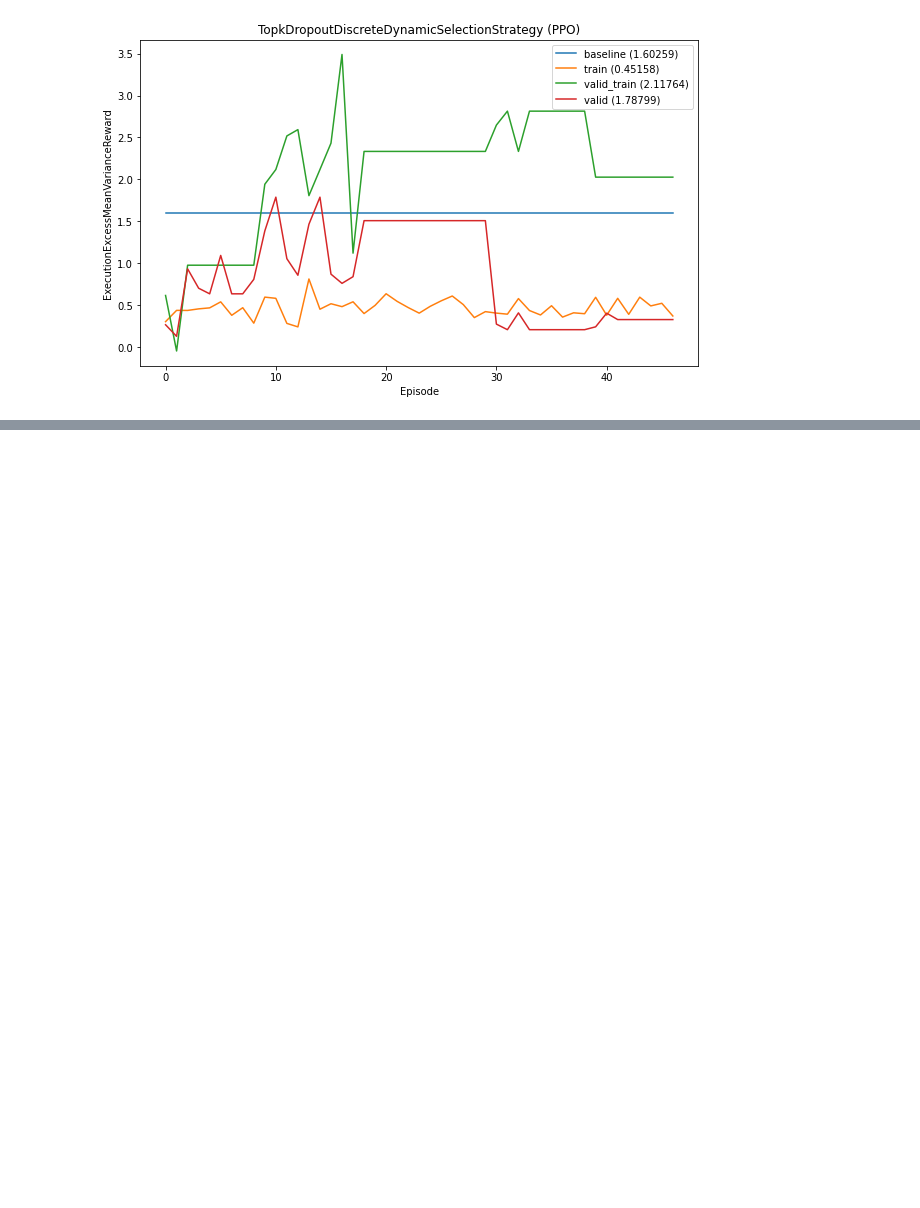
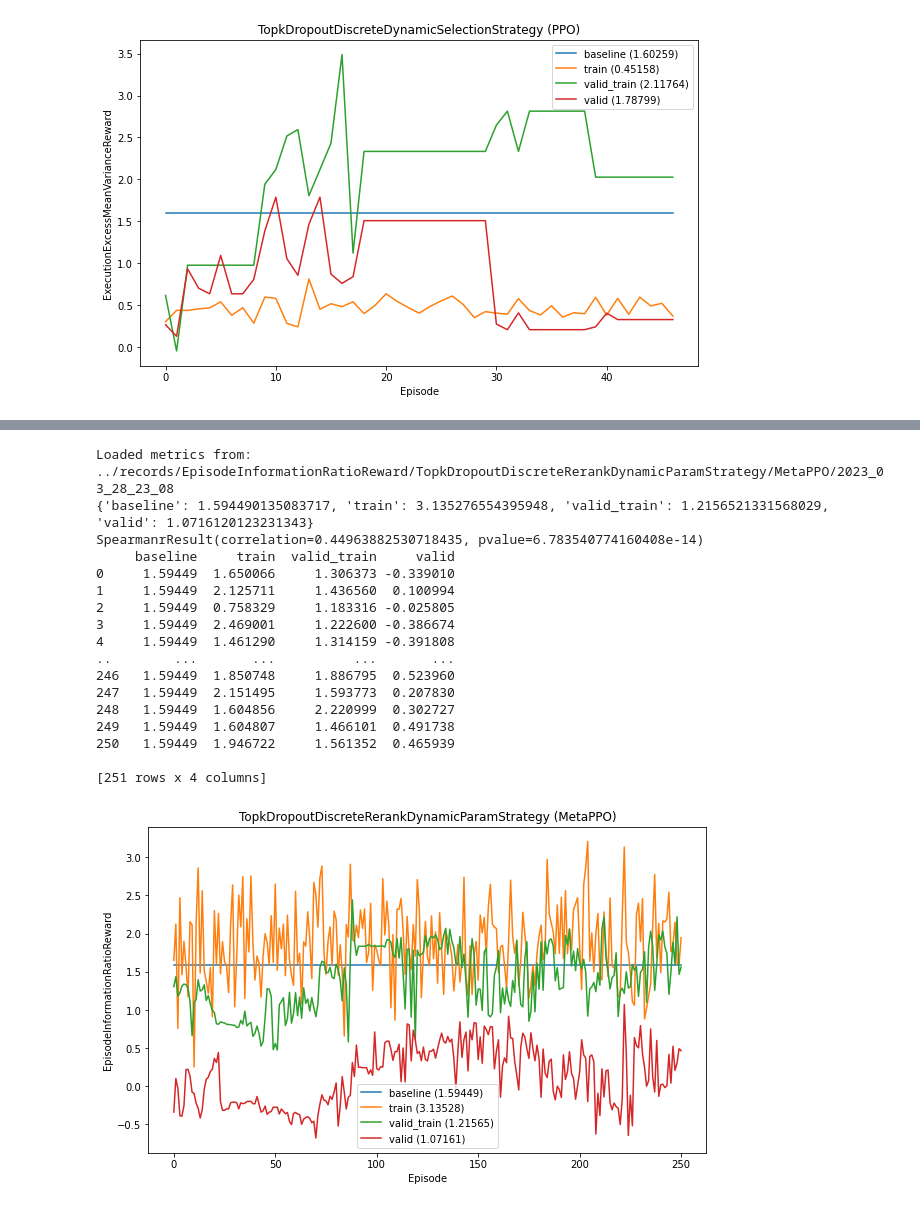
Before and after one commit to ChenglongChen/Long-Capital, a Jupyter notebook: examples/rl_plot_metrics.ipynb, the cells around one changed output, grey strips where cells are left out. Drawn from its saved outputs; the diff is of its cells as text; code cells hidden in the pictures; blank space fills up the shorter version.

```diff
--- a/examples/rl_plot_metrics.ipynb
+++ b/examples/rl_plot_metrics.ipynb
@@ -198,0 +188,30 @@ SpearmanrResult(correlation=0.24871001031991744, pvalue=0.31964521777772886)
+# %%
+plot_metrics(
+    train_reward="EpisodeInformationRatioReward",
+    valid_reward="EpisodeInformationRatioReward",
+    strategy="TopkDropoutDiscreteRerankDynamicParamStrategy",
+    policy_cls="MetaPPO",
+    scale=1,
+    ann_scaler=1,
+    norm_steps_per_episode=False,
+    index=-1
+)
+# %% [output]
+Loaded metrics from: ../records/EpisodeInformationRatioReward/TopkDropoutDiscreteRerankDynamicParamStrategy/MetaPPO/2023_03_28_23_08
+{'baseline': 1.594490135083717, 'train': 3.135276554395948, 'valid_train': 1.2156521331568029, 'valid': 1.0716120123231343}
+SpearmanrResult(correlation=0.44963882530718435, pvalue=6.783540774160408e-14)
+     baseline     train  valid_train     valid
+0     1.59449  1.650066     1.306373 -0.339010
+1     1.59449  2.125711     1.436560  0.100994
+2     1.59449  0.758329     1.183316 -0.025805
+3     1.59449  2.469001     1.222600 -0.386674
+4     1.59449  1.461290     1.314159 -0.391808
+..        ...       ...          ...       ...
+246   1.59449  1.850748     1.886795  0.523960
+247   1.59449  2.151495     1.593773  0.207830
+248   1.59449  1.604856     2.220999  0.302727
+249   1.59449  1.604807     1.466101  0.491738
+250   1.59449  1.946722     1.561352  0.465939
+
+[251 rows x 4 columns]
+[figure, added]
```
Also changed, not shown: parts of 2 cells of this notebook, 9 other files.
